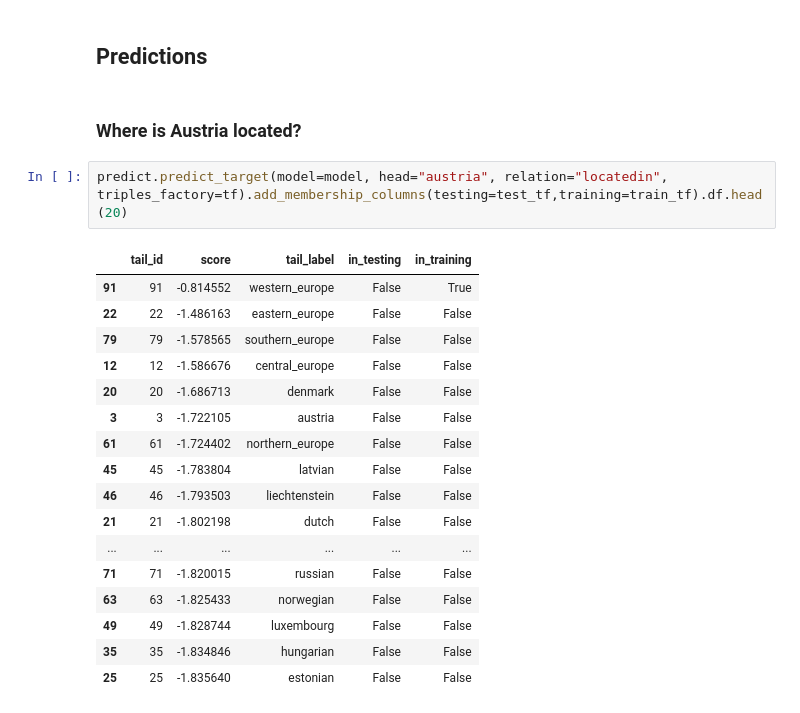
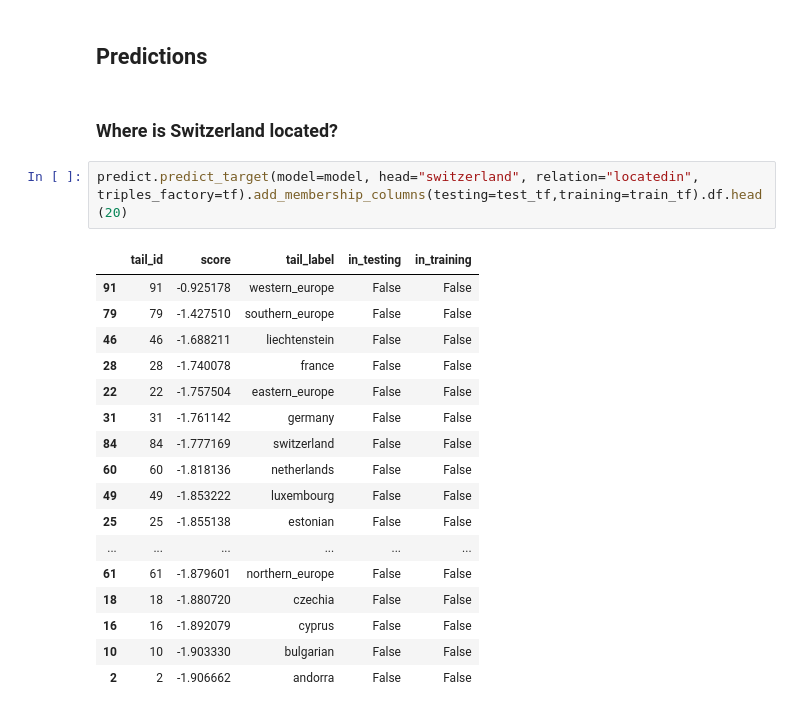
Before and after one commit to jku-win-dke/SemAI, a Jupyter notebook: V10_KGE.ipynb, the cells around one changed output. Saved outputs shown, nothing was run; the diff lists cells and outputs as text.

```diff
--- a/V10_KGE.ipynb
+++ b/V10_KGE.ipynb
@@ -505,25 +522,25 @@ tf.relation_word_cloud()
 # %% [markdown]
 ## Predictions
 # %% [markdown]
-### Where is Austria located?
+### Where is Switzerland located?
 # %%
-predict.predict_target(model=model, head="austria", relation="locatedin", triples_factory=tf).add_membership_columns(testing=test_tf,training=train_tf).df.head(20)
+predict.predict_target(model=model, head="switzerland", relation="locatedin", triples_factory=tf).add_membership_columns(testing=test_tf,training=train_tf).df.head(20)
 # %% [output]
 |  | tail_id | score | tail_label | in_testing | in_training |
-| 91 | 91 | -0.814552 | western_europe | False | True |
-| 22 | 22 | -1.486163 | eastern_europe | False | False |
-| 79 | 79 | -1.578565 | southern_europe | False | False |
-| 12 | 12 | -1.586676 | central_europe | False | False |
-| 20 | 20 | -1.686713 | denmark | False | False |
-| 3 | 3 | -1.722105 | austria | False | False |
-| 61 | 61 | -1.724402 | northern_europe | False | False |
-| 45 | 45 | -1.783804 | latvian | False | False |
-| 46 | 46 | -1.793503 | liechtenstein | False | False |
-| 21 | 21 | -1.802198 | dutch | False | False |
+| 91 | 91 | -0.925178 | western_europe | False | False |
+| 79 | 79 | -1.427510 | southern_europe | False | False |
+| 46 | 46 | -1.688211 | liechtenstein | False | False |
+| 28 | 28 | -1.740078 | france | False | False |
+| 22 | 22 | -1.757504 | eastern_europe | False | False |
+| 31 | 31 | -1.761142 | germany | False | False |
+| 84 | 84 | -1.777169 | switzerland | False | False |
+| 60 | 60 | -1.818136 | netherlands | False | False |
+| 49 | 49 | -1.853222 | luxembourg | False | False |
+| 25 | 25 | -1.855138 | estonian | False | False |
 | ... | ... | ... | ... | ... | ... |
-| 71 | 71 | -1.820015 | russian | False | False |
-| 63 | 63 | -1.825433 | norwegian | False | False |
-| 49 | 49 | -1.828744 | luxembourg | False | False |
-| 35 | 35 | -1.834846 | hungarian | False | False |
-| 25 | 25 | -1.835640 | estonian | False | False |
+| 61 | 61 | -1.879601 | northern_europe | False | False |
+| 18 | 18 | -1.880720 | czechia | False | False |
+| 16 | 16 | -1.892079 | cyprus | False | False |
+| 10 | 10 | -1.903330 | bulgarian | False | False |
+| 2 | 2 | -1.906662 | andorra | False | False |
 # %% [markdown]
```
Also changed, not shown: parts of 16 cells of this notebook.
